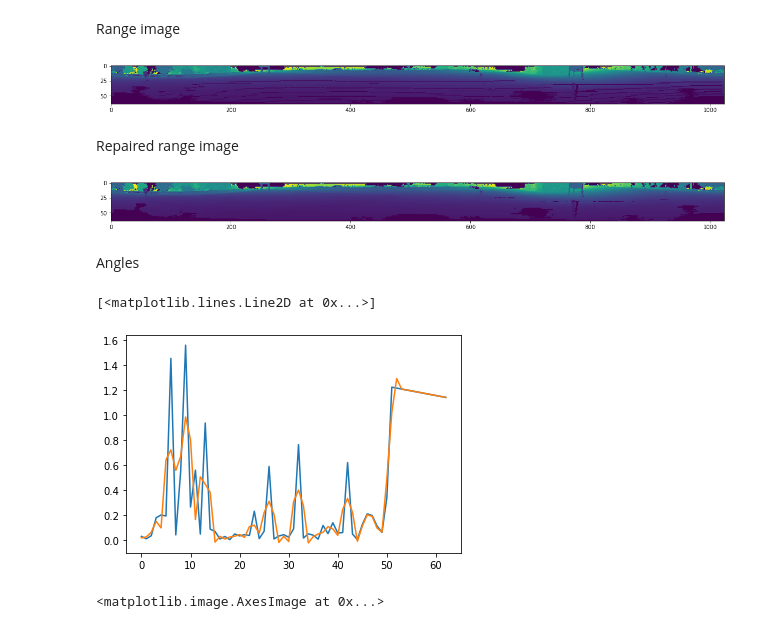
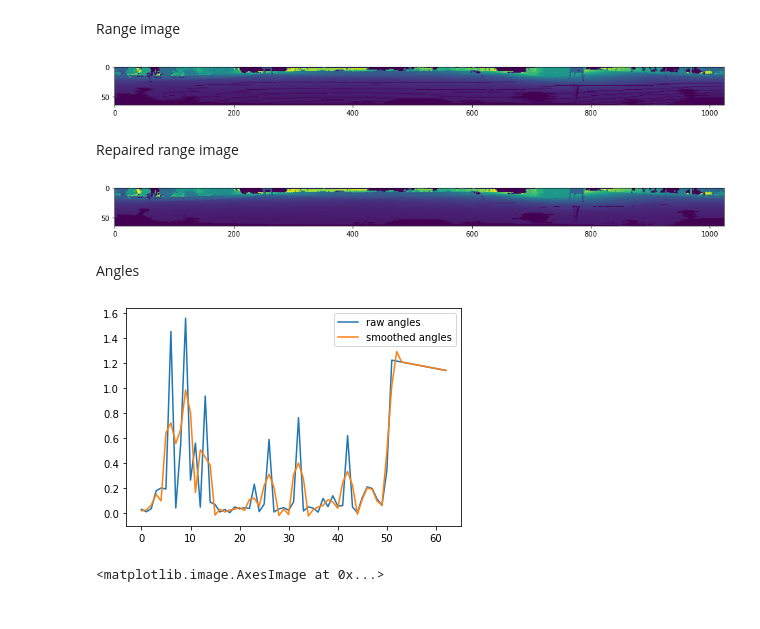
Before and after one commit to vacany/lidar_dynamics, a Jupyter notebook: vojta/ground_removal.ipynb, the cells around one changed output. Saved outputs shown, nothing was run; the diff lists cells and outputs as text; code cells hidden in the pictures.

```diff
--- a/vojta/ground_removal.ipynb
+++ b/vojta/ground_removal.ipynb
@@ -97,32 +98,36 @@ scan.set_points(xyz)
 # %% [markdown]
 Range image
 # %%
-plt.figure(figsize=(20,20))
+plt.figure(figsize=(16,1.5))
 range_image = scan.proj_range
 plt.imshow(range_image)
+# plt.savefig('range_image_unrepaired')
 plt.show()
 # %% [output]
-[figure, old version]
+[figure, new version]
 # %% [markdown]
 Repaired range image
 # %%
-plt.figure(figsize=(20,20))
+plt.figure(figsize=(16,1.5))
 range_image_repaired = repair_depth(range_image)
 plt.imshow(range_image_repaired)
+# plt.savefig('range_image_repaired')
 plt.show()
 # %% [output]
-[figure, old version]
+[figure, new version]
 # %% [markdown]
 Angles
 # %%
 angles, angles_filtered = compute_angles(range_image_repaired)
 # %%
 x = [x for x in range(63)]
-plt.plot(x, angles[:,0])
-plt.plot(x, angles_filtered[:,0])
+plt.plot(x, angles[:,0], label='raw angles')
+plt.plot(x, angles_filtered[:,0], label='smoothed angles')
+plt.legend()
+# plt.savefig('angles')
+plt.show()
 # %% [output]
-[<matplotlib.lines.Line2D at 0x...>]
-[figure, old version]
+[figure, new version]
 # %%
 ground_labels = label_ground(angles_filtered, range_image_repaired)
 # %%
```
Also changed, not shown: parts of 35 cells of this notebook, 7 other files.
